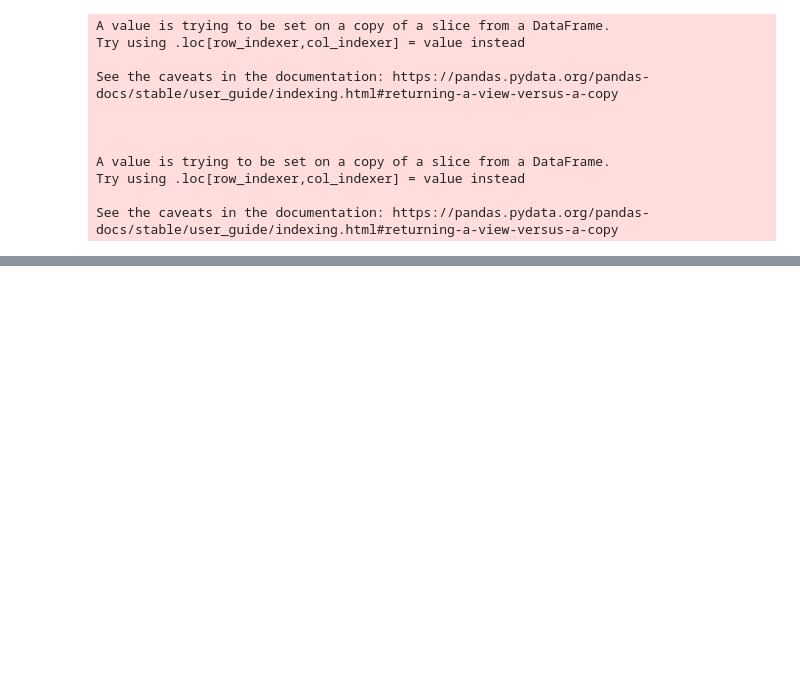
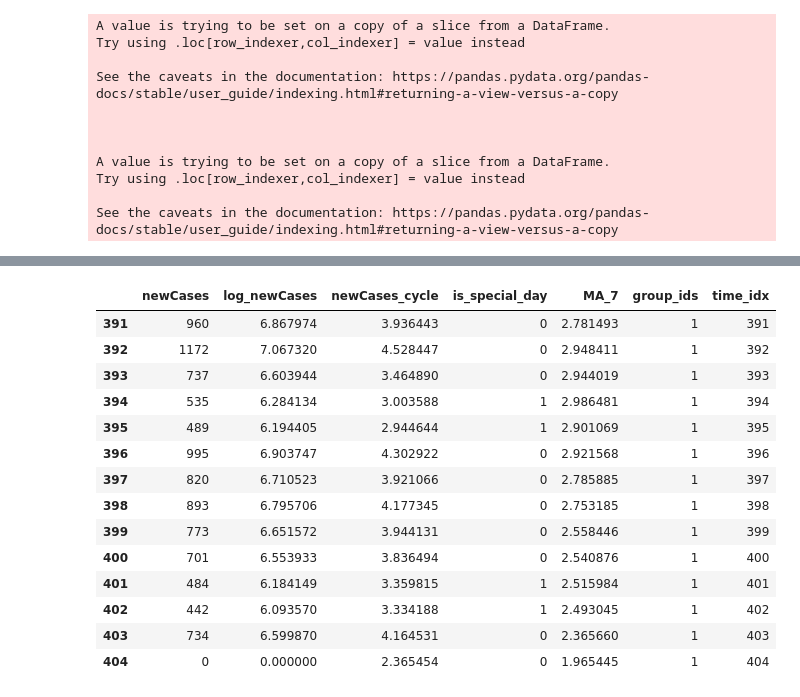
Before and after one commit to HeyLucasLeao/HeyLucasLeao.github.io, a Jupyter notebook: ipynb/ML/aprendizado_de_maquina.ipynb, the cells around one changed output, grey strips where cells are left out. Drawn from its saved outputs; the diff is of its cells as text; code cells hidden in the pictures; blank space fills up the shorter version.

```diff
--- a/ipynb/ML/aprendizado_de_maquina.ipynb
+++ b/ipynb/ML/aprendizado_de_maquina.ipynb
@@ -269,0 +437,18 @@ smape_loss(y_test, pd.Series(y_pred_knn, index=y_test.index))
+# %%
+X_test
+# %% [output]
+|  | newCases | log_newCases | newCases_cycle | is_special_day | MA_7 | group_ids | time_idx |
+| 391 | 960 | 6.867974 | 3.936443 | 0 | 2.781493 | 1 | 391 |
+| 392 | 1172 | 7.067320 | 4.528447 | 0 | 2.948411 | 1 | 392 |
+| 393 | 737 | 6.603944 | 3.464890 | 0 | 2.944019 | 1 | 393 |
+| 394 | 535 | 6.284134 | 3.003588 | 1 | 2.986481 | 1 | 394 |
+| 395 | 489 | 6.194405 | 2.944644 | 1 | 2.901069 | 1 | 395 |
+| 396 | 995 | 6.903747 | 4.302922 | 0 | 2.921568 | 1 | 396 |
+| 397 | 820 | 6.710523 | 3.921066 | 0 | 2.785885 | 1 | 397 |
+| 398 | 893 | 6.795706 | 4.177345 | 0 | 2.753185 | 1 | 398 |
+| 399 | 773 | 6.651572 | 3.944131 | 0 | 2.558446 | 1 | 399 |
+| 400 | 701 | 6.553933 | 3.836494 | 0 | 2.540876 | 1 | 400 |
+| 401 | 484 | 6.184149 | 3.359815 | 1 | 2.515984 | 1 | 401 |
+| 402 | 442 | 6.093570 | 3.334188 | 1 | 2.493045 | 1 | 402 |
+| 403 | 734 | 6.599870 | 4.164531 | 0 | 2.365660 | 1 | 403 |
+| 404 | 0 | 0.000000 | 2.365454 | 0 | 1.965445 | 1 | 404 |
```
Also changed, not shown: parts of 20 cells of this notebook, 13 other files.
